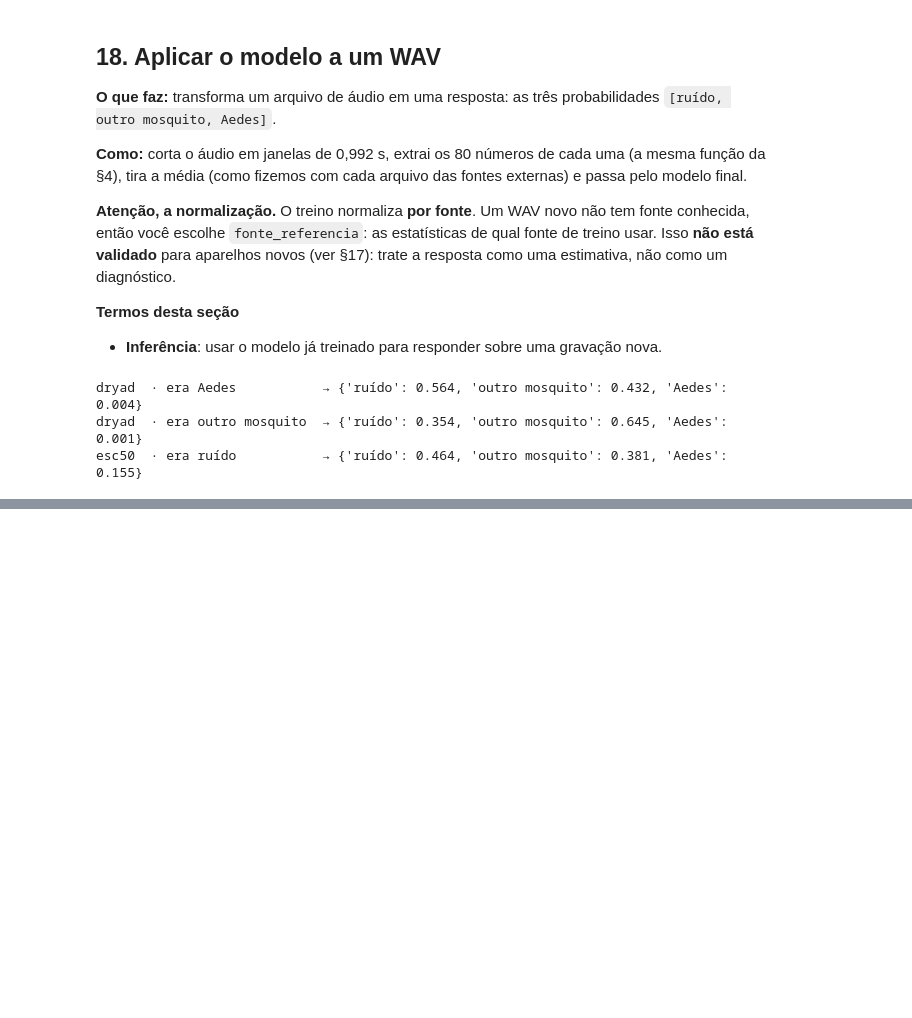
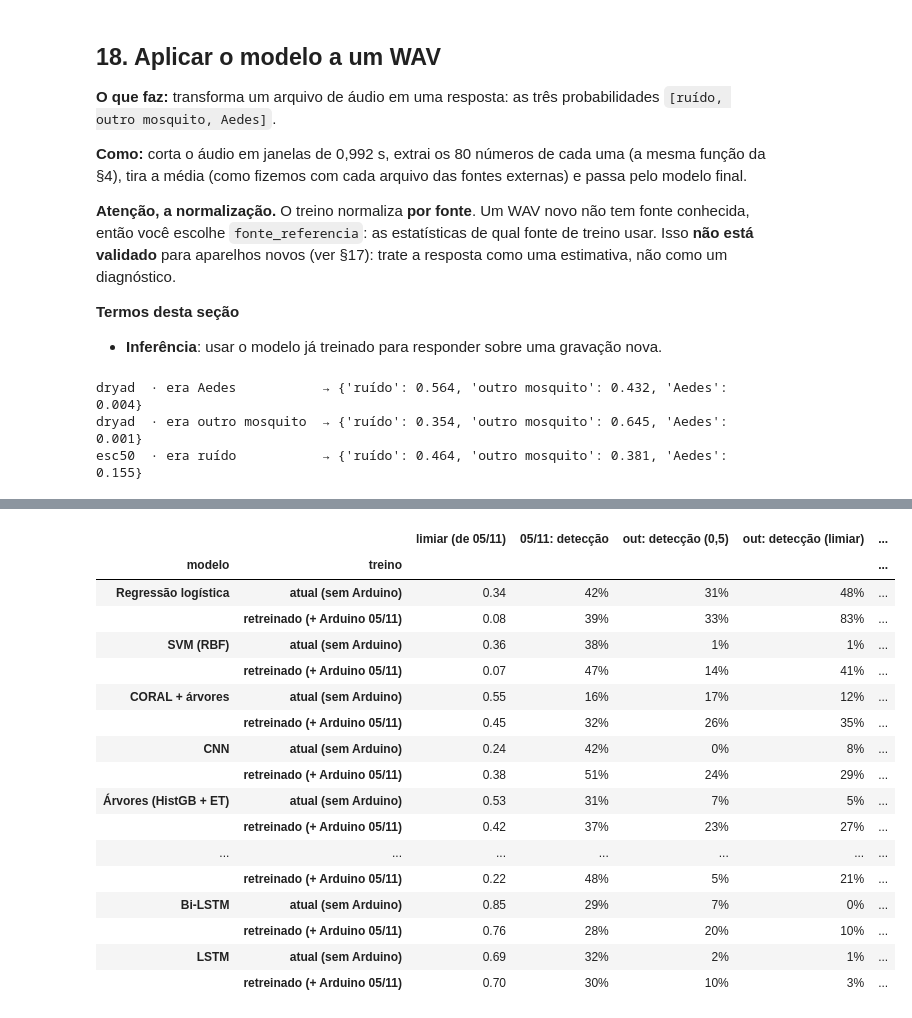
Before and after one commit to Lciarallo/mosquito-wingbeat, a Jupyter notebook: notebooks/detector_ternario_treinamento_teste_aplicacao.ipynb, the cells around one changed output, grey strips where cells are left out. Cells and saved outputs as stored; diff of their text form; code cells hidden in the pictures; blank space fills up the shorter version.

```diff
--- a/notebooks/detector_ternario_treinamento_teste_aplicacao.ipynb
+++ b/notebooks/detector_ternario_treinamento_teste_aplicacao.ipynb
@@ -1822,0 +1831,62 @@ plt.tight_layout(); plt.show()
+# %%
+TETO_ALARME = 0.05
+def limiar_arduino(nota, yy, teto=TETO_ALARME):
+    """Menor limiar com no máximo `teto` do ruído acima dele (como escolher_limiar da §13, mas contra o ruído)."""
+    candidatos = np.round(np.arange(.01, .96, .01), 2)
+    validos = [t for t in candidatos if (nota[yy == 0] > t).mean() <= teto]
+    return float(min(validos)) if validos else 0.95
+
+arq_lim = CACHE / 'arduino_limiar.json'
+res_lim = json.loads(arq_lim.read_text()) if arq_lim.exists() and not RECALCULAR_RANKING else {}
+if res_lim.get('_n') != [NA, NT]: res_lim = {'_n': [NA, NT]}
+for tipo in NOMES:
+    if tipo in res_lim: continue
+    t0 = time.time(); atual, fora = [], []
+    for s in SEMENTES:
+        p_m, p_a = cascata(tipo, DADOS2[tipo], idx_all, IA, s, Y2, F2, D2); atual.append(p_m * p_a)    # atual: nunca viu 05/11
+        oof = np.zeros(NA)
+        for a in sorted(set(ARM)):                                                                     # retreinado: fora da dobra
+            k = ARM == a
+            p_m, p_a = cascata(tipo, DADOS2[tipo], np.r_[idx_all, IA[~k]], IA[k], s, Y2, F2, D2); oof[k] = p_m * p_a
+        fora.append(oof)
+    res_lim[tipo] = {'atual (sem Arduino)': np.mean(atual, 0).round(5).tolist(), 'retreinado (+ Arduino 05/11)': np.mean(fora, 0).round(5).tolist()}
+    arq_lim.write_text(json.dumps(res_lim))
+    print(f'{NOMES[tipo][0]:24s} {(time.time() - t0) / 60:.1f} min', flush=True)
+
+linhas = []
+for tipo in NOMES:
+    for nome_t in TREINOS:
+        nota_nov = np.array(res_lim[tipo][nome_t]); lim = limiar_arduino(nota_nov, YA)
+        nota_out = np.array(res_tr[tipo][nome_t][1])
+        mos, rui = YT == 2, YT == 0
+        chama = nota_out > lim
+        linhas.append({'modelo': NOMES[tipo][0], 'treino': nome_t, 'limiar (de 05/11)': lim,
+                       '05/11: detecção': (nota_nov[YA == 2] > lim).mean(),
+                       'out: detecção (0,5)': (nota_out[mos] > .5).mean(), 'out: detecção (limiar)': chama[mos].mean(),
+                       'out: ruído→alarme (limiar)': chama[rui].mean(), 'out: precisão (limiar)': mos[chama].mean() if chama.any() else np.nan,
+                       'det. 21/10': chama[mos & (SES == '21/10')].mean(), 'det. 30/09': chama[mos & (SES == '30/09')].mean(),
+                       'alarme 21/10': chama[rui & (SES == '21/10')].mean(), 'alarme 30/09': chama[rui & (SES == '30/09')].mean()})
+tab_lim = pd.DataFrame(linhas)
+ordem_lim = (tab_lim.assign(saldo=tab_lim['out: detecção (limiar)'] - tab_lim['out: ruído→alarme (limiar)'])
+             .groupby('modelo').saldo.max().sort_values(ascending=False).index.tolist())
+tab_lim = tab_lim.set_index(['modelo', 'treino']).loc[ordem_lim]
+display(tab_lim.style.format({c: '{:.0%}' for c in tab_lim.columns if c != 'limiar (de 05/11)'} | {'limiar (de 05/11)': '{:.2f}'}, na_rep='—'))
+# %% [output]
+|  |  | limiar (de 05/11) | 05/11: detecção | out: detecção (0,5) | out: detecção (limiar) | ... |
+| modelo | treino |  |  |  |  | ... |
+| Regressão logística | atual (sem Arduino) | 0.34 | 42% | 31% | 48% | ... |
+|  | retreinado (+ Arduino 05/11) | 0.08 | 39% | 33% | 83% | ... |
+| SVM (RBF) | atual (sem Arduino) | 0.36 | 38% | 1% | 1% | ... |
+|  | retreinado (+ Arduino 05/11) | 0.07 | 47% | 14% | 41% | ... |
+| CORAL + árvores | atual (sem Arduino) | 0.55 | 16% | 17% | 12% | ... |
+|  | retreinado (+ Arduino 05/11) | 0.45 | 32% | 26% | 35% | ... |
+| CNN | atual (sem Arduino) | 0.24 | 42% | 0% | 8% | ... |
+|  | retreinado (+ Arduino 05/11) | 0.38 | 51% | 24% | 29% | ... |
+| Árvores (HistGB + ET) | atual (sem Arduino) | 0.53 | 31% | 7% | 5% | ... |
+|  | retreinado (+ Arduino 05/11) | 0.42 | 37% | 23% | 27% | ... |
+| ... | ... | ... | ... | ... | ... | ... |
+|  | retreinado (+ Arduino 05/11) | 0.22 | 48% | 5% | 21% | ... |
+| Bi-LSTM | atual (sem Arduino) | 0.85 | 29% | 7% | 0% | ... |
+|  | retreinado (+ Arduino 05/11) | 0.76 | 28% | 20% | 10% | ... |
+| LSTM | atual (sem Arduino) | 0.69 | 32% | 2% | 1% | ... |
+|  | retreinado (+ Arduino 05/11) | 0.70 | 30% | 10% | 3% | ... |
```
Also changed, not shown: parts of 40 cells of this notebook, 1 other file.
